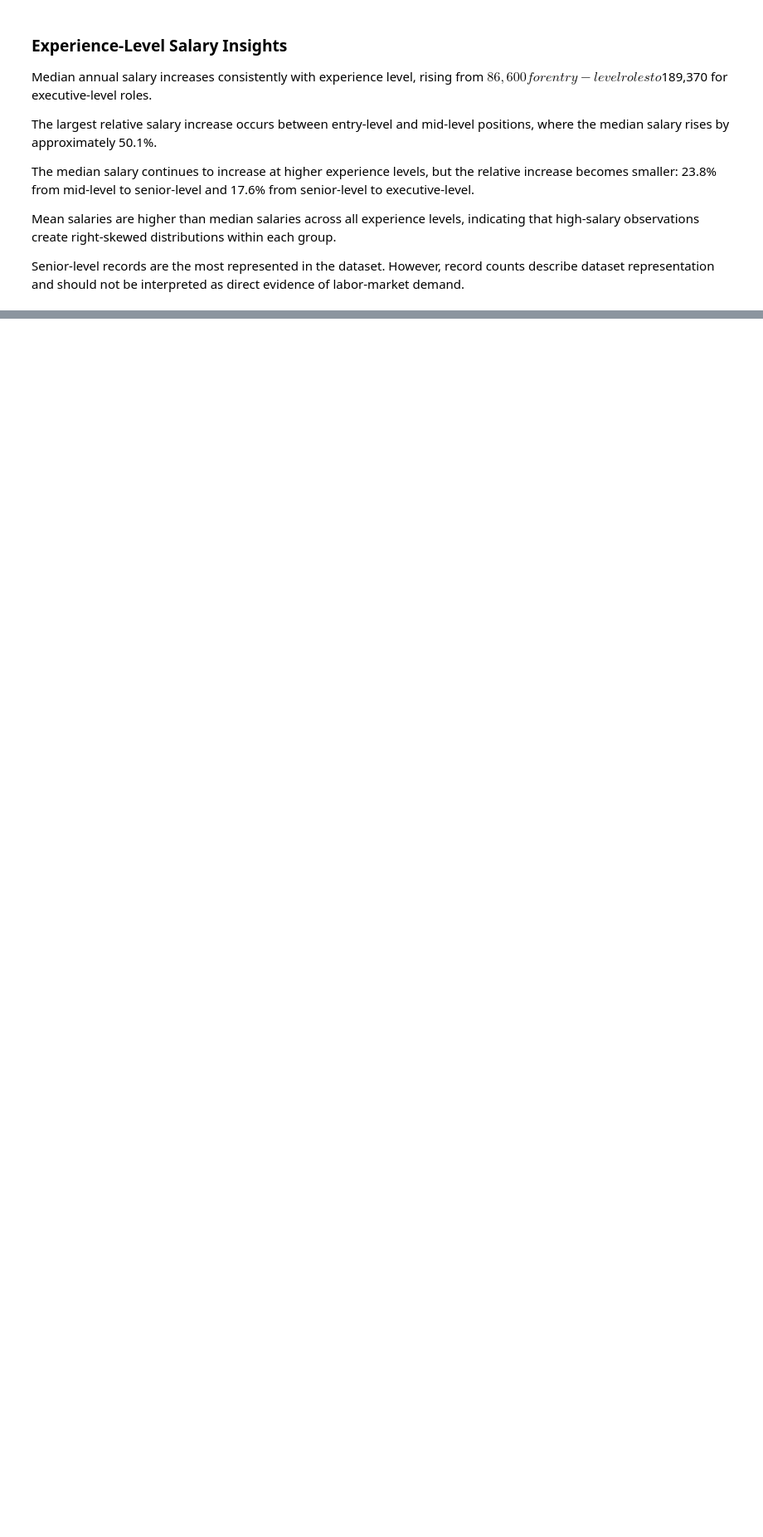
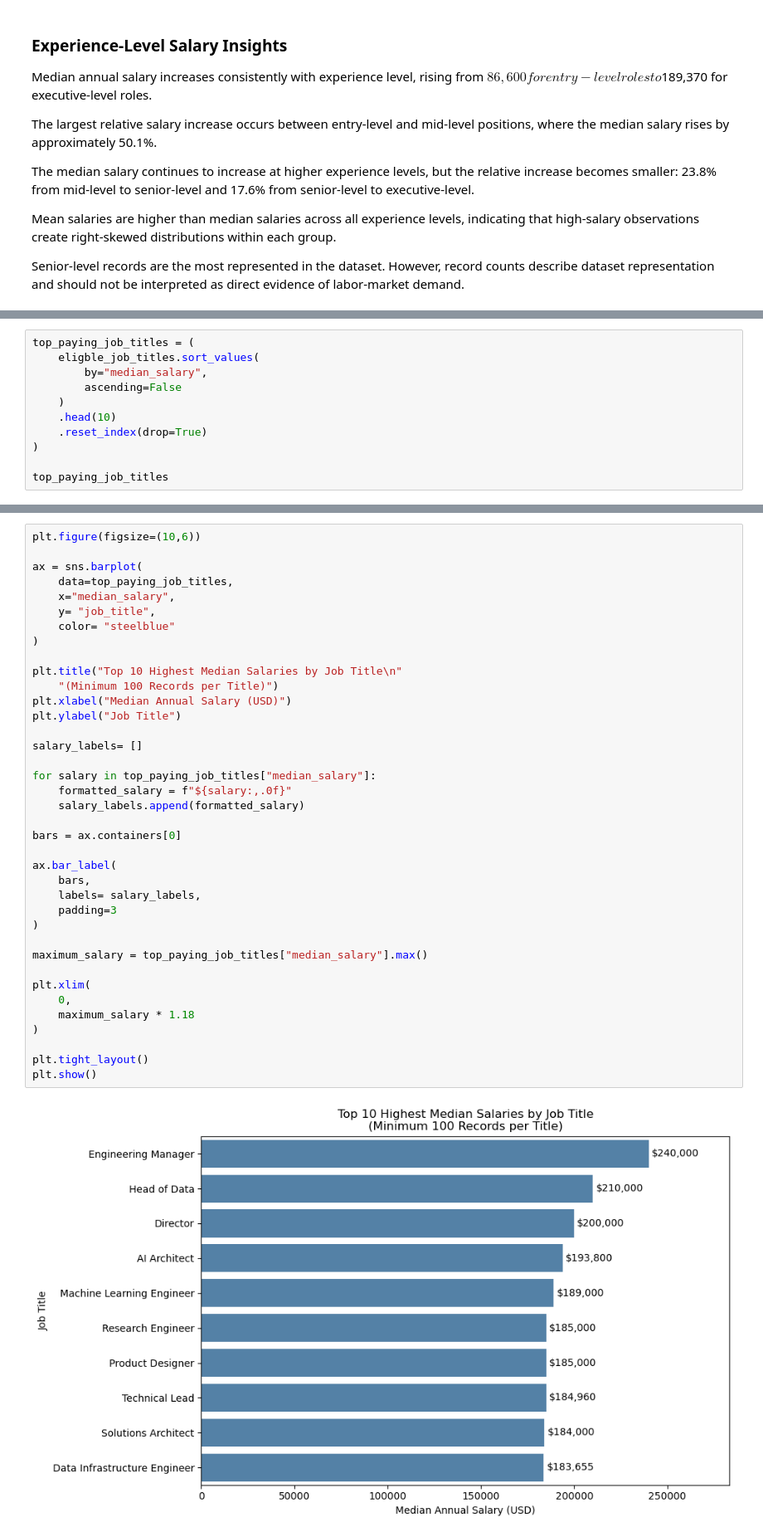
Before and after one commit to nasserAyidh-cs/global-ai-ml-salary-analysis, a Jupyter notebook: notebooks/03_eda_analysis.ipynb, the cells around one changed output, grey strips where cells are left out. Shown at 83% size. Drawn from its saved outputs; the diff is of its cells as text; blank space fills up the shorter version.

```diff
--- a/notebooks/03_eda_analysis.ipynb
+++ b/notebooks/03_eda_analysis.ipynb
@@ -238,0 +431,11 @@ Senior-level records are the most represented in the dataset. However, record co
+# %%
+top_paying_job_titles = (
+    eligble_job_titles.sort_values(
+        by="median_salary",
+        ascending=False
+    )
+    .head(10)
+    .reset_index(drop=True)
+)
+
+top_paying_job_titles
@@ -238,0 +454,40 @@ Senior-level records are the most represented in the dataset. However, record co
+# %%
+plt.figure(figsize=(10,6))
+
+ax = sns.barplot(
+    data=top_paying_job_titles,
+    x="median_salary",
+    y= "job_title",
+    color= "steelblue"
+)
+
+plt.title("Top 10 Highest Median Salaries by Job Title\n"
+    "(Minimum 100 Records per Title)")
+plt.xlabel("Median Annual Salary (USD)")
+plt.ylabel("Job Title")
+
+salary_labels= []
+
+for salary in top_paying_job_titles["median_salary"]:
+    formatted_salary = f"${salary:,.0f}"
+    salary_labels.append(formatted_salary)
+
+bars = ax.containers[0]
+
+ax.bar_label(
+    bars,
+    labels= salary_labels,
+    padding=3
+)
+
+maximum_salary = top_paying_job_titles["median_salary"].max()
+
+plt.xlim(
+    0,
+    maximum_salary * 1.18
+)
+
+plt.tight_layout()
+plt.show()
+# %% [output]
+[figure, added]
```
Also changed, not shown: parts of 15 cells of this notebook.
